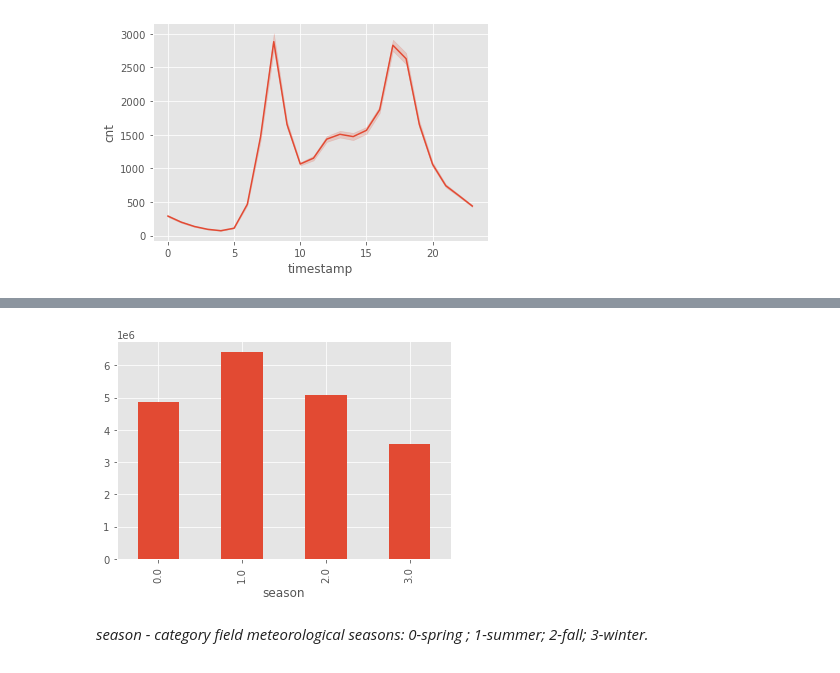
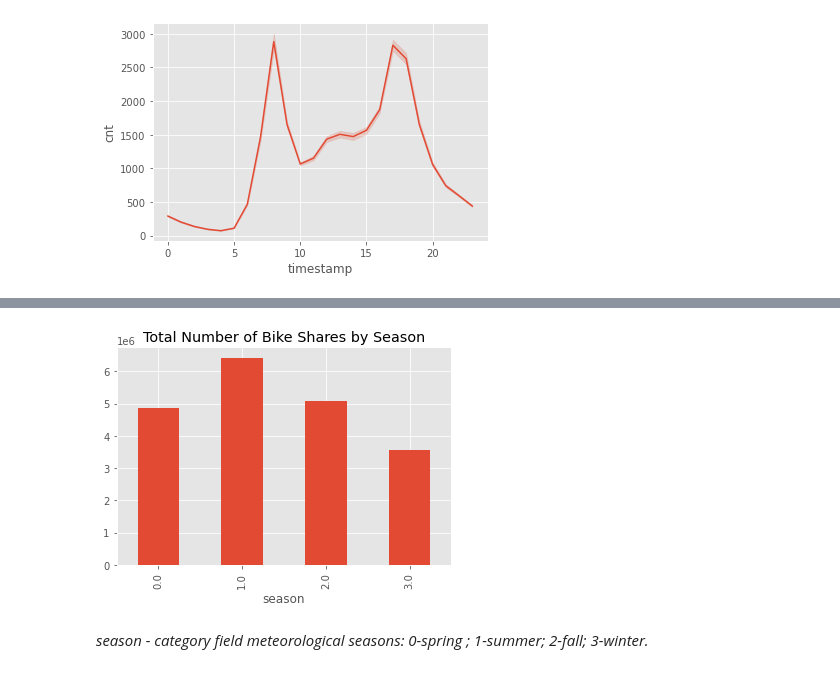
Before and after one commit to smeteo/Data_Science_and_Machine_Learning, a Jupyter notebook: 8._Capstone_Projects/Project_3_Demand_Prediction/Demand_Prediction_Capstone_3.ipynb, the cells around one changed output, grey strips where cells are left out. Saved outputs shown, nothing was run; the diff lists cells and outputs as text; code cells hidden in the pictures.

```diff
--- a/8._Capstone_Projects/Project_3_Demand_Prediction/Demand_Prediction_Capstone_3.ipynb
+++ b/8._Capstone_Projects/Project_3_Demand_Prediction/Demand_Prediction_Capstone_3.ipynb
@@ -256,7 +257,8 @@ _Since spring and fall (0 and 2), it's difficult to identify spring line_
 # %%
 df.groupby('season')['cnt'].sum().plot.bar();
+plt.title('Total Number of Bike Shares by Season');
 # %% [output]
-[figure, old version]
+[figure, new version]
 # %% [markdown]
 _season - category field meteorological seasons: 0-spring ; 1-summer; 2-fall; 3-winter._
 # %% [markdown]
```
Also changed, not shown: parts of 5 cells of this notebook.
